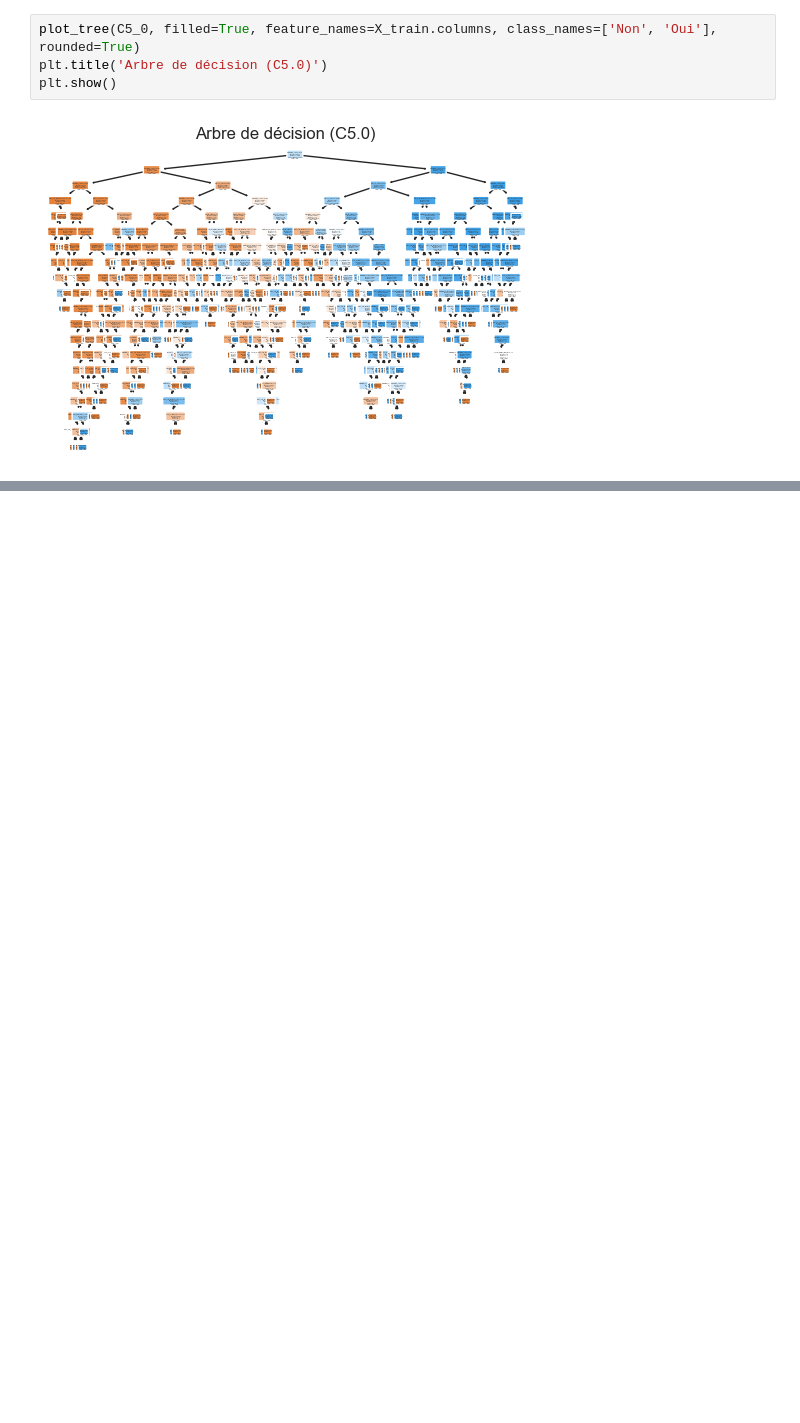
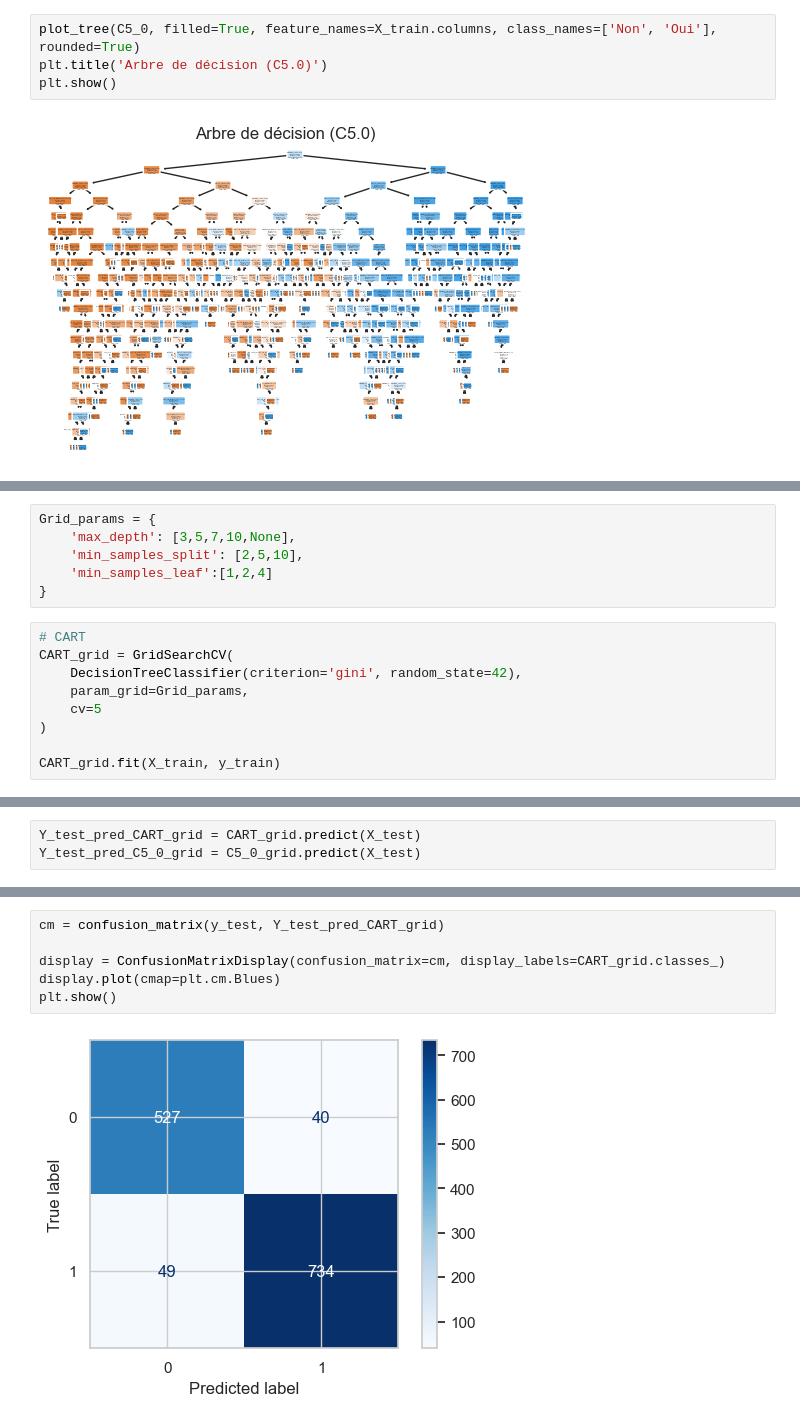
Before and after one commit to JWulfran/WorkFlexSurvey, a Jupyter notebook: WorkFlexSurvey.ipynb, the cells around one changed output, grey strips where cells are left out. Drawn from its saved outputs; the diff is of its cells as text; blank space fills up the shorter version.

```diff
--- a/WorkFlexSurvey.ipynb
+++ b/WorkFlexSurvey.ipynb
@@ -586,0 +617,15 @@ plt.show()
+# %%
+Grid_params = {
+    'max_depth': [3,5,7,10,None],
+    'min_samples_split': [2,5,10],
+    'min_samples_leaf':[1,2,4]
+}
+# %%
+# CART
+CART_grid = GridSearchCV(
+    DecisionTreeClassifier(criterion='gini', random_state=42),
+    param_grid=Grid_params,
+    cv=5
+)
+
+CART_grid.fit(X_train, y_train)
@@ -586,0 +663,3 @@ plt.show()
+# %%
+Y_test_pred_CART_grid = CART_grid.predict(X_test)
+Y_test_pred_C5_0_grid = C5_0_grid.predict(X_test)
@@ -586,0 +689,8 @@ plt.show()
+# %%
+cm = confusion_matrix(y_test, Y_test_pred_CART_grid)
+
+display = ConfusionMatrixDisplay(confusion_matrix=cm, display_labels=CART_grid.classes_)
+display.plot(cmap=plt.cm.Blues)
+plt.show()
+# %% [output]
+[figure, added]
```
Also changed, not shown: parts of 53 cells of this notebook.
